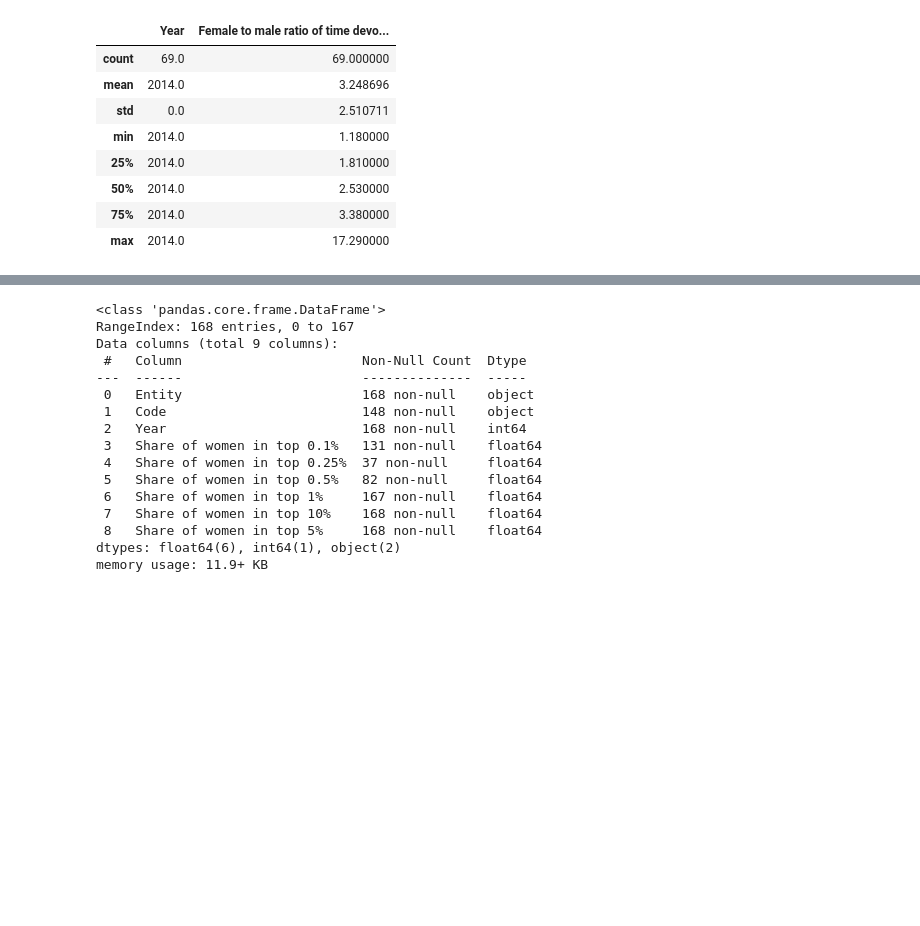
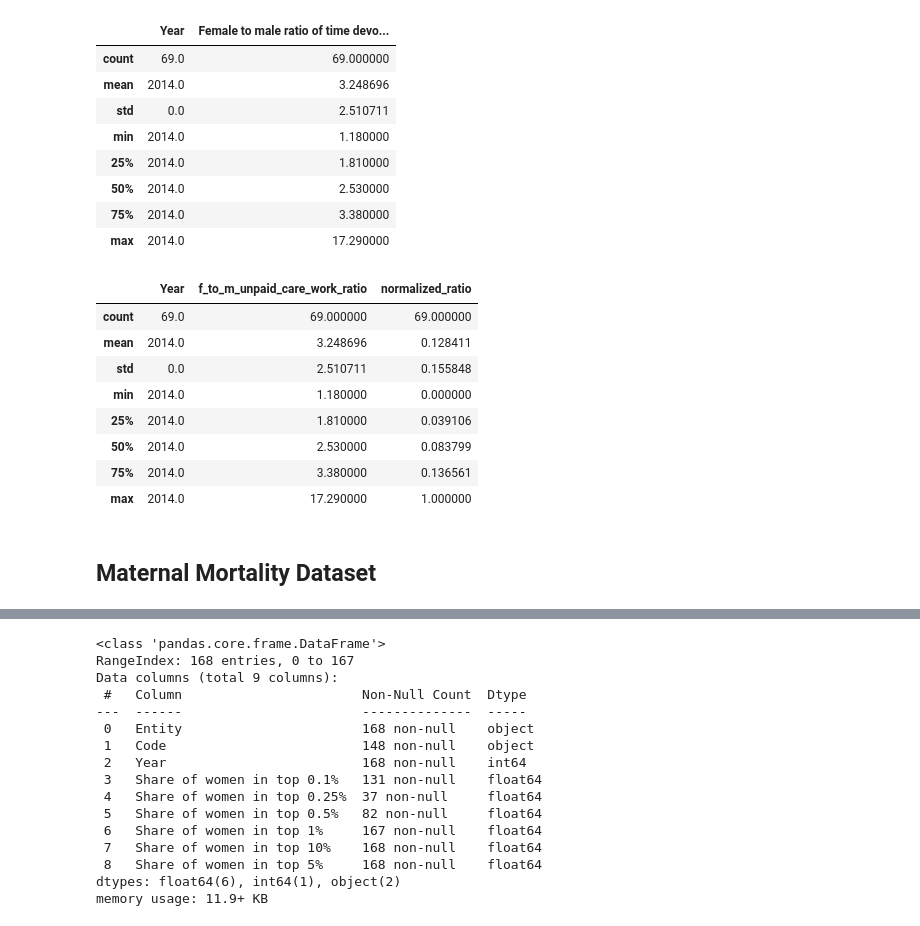
Before and after one commit to AslihanYoldas/Up-School-Women-In-Datathon, a Jupyter notebook: datathon_notebook.ipynb, the cells around one changed output, grey strips where cells are left out. Cells and saved outputs as stored; diff of their text form; code cells hidden in the pictures; blank space fills up the shorter version.

Commit message:
Initial review of the datasets completed | festures of datasets searched and explained | Started to EDA

```diff
--- a/datathon_notebook.ipynb
+++ b/datathon_notebook.ipynb
@@ -48,3 +100,26 @@ df_unpaid_care_work.describe()
 | 50% | 2014.0 | 2.530000 |
 | 75% | 2014.0 | 3.380000 |
 | max | 2014.0 | 17.290000 |
+# %%
+# Changing the column name for readability
+df_unpaid_care_work = df_unpaid_care_work.rename(columns={"Female to male ratio of time devoted to unpaid care work (OECD (2014))": "f_to_m_unpaid_care_work_ratio"})
+# %%
+# Normalizing the ratio for better understanding
+# Using min-max normalization
+# Range between 0-1
+df_unpaid_care_work['normalized_ratio'] = (df_unpaid_care_work['f_to_m_unpaid_care_work_ratio'] - df_unpaid_care_work['f_to_m_unpaid_care_work_ratio'].min()) \
+/ (df_unpaid_care_work['f_to_m_unpaid_care_work_ratio'].max() - df_unpaid_care_work['f_to_m_unpaid_care_work_ratio'].min())
+# %%
+df_unpaid_care_work.describe()
+# %% [output]
+|  | Year | f_to_m_unpaid_care_work_ratio | normalized_ratio |
+| count | 69.0 | 69.000000 | 69.000000 |
+| mean | 2014.0 | 3.248696 | 0.128411 |
+| std | 0.0 | 2.510711 | 0.155848 |
+| min | 2014.0 | 1.180000 | 0.000000 |
+| 25% | 2014.0 | 1.810000 | 0.039106 |
+| 50% | 2014.0 | 2.530000 | 0.083799 |
+| 75% | 2014.0 | 3.380000 | 0.136561 |
+| max | 2014.0 | 17.290000 | 1.000000 |
+# %% [markdown]
+## Maternal Mortality Dataset
```
Also changed, not shown: parts of 67 cells of this notebook.
